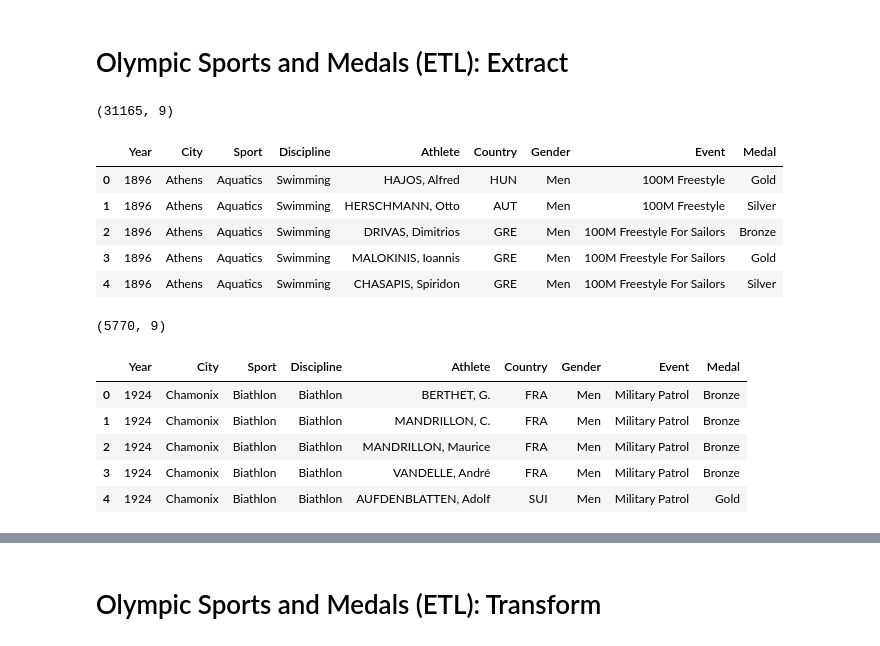
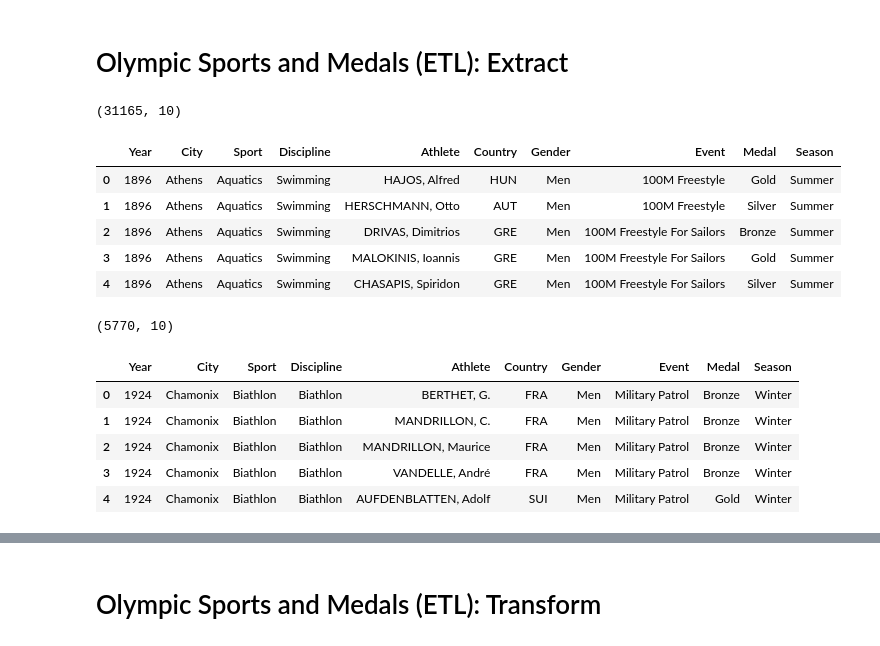
Before and after one commit to acdick/olympic_medal_count, a Jupyter notebook: Source/02_Sports_and_Medals.ipynb, the cells around one changed output, grey strips where cells are left out. Saved outputs shown, nothing was run; the diff lists cells and outputs as text; code cells hidden in the pictures.

```diff
--- a/Source/02_Sports_and_Medals.ipynb
+++ b/Source/02_Sports_and_Medals.ipynb
@@ -5,28 +5,30 @@ import sqlite3
 # Olympic Sports and Medals (ETL): Extract
 # %%
 summer = pd.read_csv("../Data/02_summer.csv")
+summer['Season'] = 'Summer'
 print(summer.shape)
 summer.head()
 # %% [output]
-(31165, 9)
+(31165, 10)
-|  | Year | City | Sport | Discipline | Athlete | Country | Gender | Event | Medal |
-| 0 | 1896 | Athens | Aquatics | Swimming | HAJOS, Alfred | HUN | Men | 100M Freestyle | Gold |
-| 1 | 1896 | Athens | Aquatics | Swimming | HERSCHMANN, Otto | AUT | Men | 100M Freestyle | Silver |
-| 2 | 1896 | Athens | Aquatics | Swimming | DRIVAS, Dimitrios | GRE | Men | 100M Freestyle For Sailors | Bronze |
-| 3 | 1896 | Athens | Aquatics | Swimming | MALOKINIS, Ioannis | GRE | Men | 100M Freestyle For Sailors | Gold |
-| 4 | 1896 | Athens | Aquatics | Swimming | CHASAPIS, Spiridon | GRE | Men | 100M Freestyle For Sailors | Silver |
+|  | Year | City | Sport | Discipline | Athlete | Country | Gender | Event | Medal | Season |
+| 0 | 1896 | Athens | Aquatics | Swimming | HAJOS, Alfred | HUN | Men | 100M Freestyle | Gold | Summer |
+| 1 | 1896 | Athens | Aquatics | Swimming | HERSCHMANN, Otto | AUT | Men | 100M Freestyle | Silver | Summer |
+| 2 | 1896 | Athens | Aquatics | Swimming | DRIVAS, Dimitrios | GRE | Men | 100M Freestyle For Sailors | Bronze | Summer |
+| 3 | 1896 | Athens | Aquatics | Swimming | MALOKINIS, Ioannis | GRE | Men | 100M Freestyle For Sailors | Gold | Summer |
+| 4 | 1896 | Athens | Aquatics | Swimming | CHASAPIS, Spiridon | GRE | Men | 100M Freestyle For Sailors | Silver | Summer |
 # %%
 winter = pd.read_csv("../Data/02_winter.csv")
+winter['Season'] = 'Winter'
 print(winter.shape)
 winter.head()
 # %% [output]
-(5770, 9)
+(5770, 10)
-|  | Year | City | Sport | Discipline | Athlete | Country | Gender | Event | Medal |
-| 0 | 1924 | Chamonix | Biathlon | Biathlon | BERTHET, G. | FRA | Men | Military Patrol | Bronze |
-| 1 | 1924 | Chamonix | Biathlon | Biathlon | MANDRILLON, C. | FRA | Men | Military Patrol | Bronze |
-| 2 | 1924 | Chamonix | Biathlon | Biathlon | MANDRILLON, Maurice | FRA | Men | Military Patrol | Bronze |
-| 3 | 1924 | Chamonix | Biathlon | Biathlon | VANDELLE, André | FRA | Men | Military Patrol | Bronze |
-| 4 | 1924 | Chamonix | Biathlon | Biathlon | AUFDENBLATTEN, Adolf | SUI | Men | Military Patrol | Gold |
+|  | Year | City | Sport | Discipline | Athlete | Country | Gender | Event | Medal | Season |
+| 0 | 1924 | Chamonix | Biathlon | Biathlon | BERTHET, G. | FRA | Men | Military Patrol | Bronze | Winter |
+| 1 | 1924 | Chamonix | Biathlon | Biathlon | MANDRILLON, C. | FRA | Men | Military Patrol | Bronze | Winter |
+| 2 | 1924 | Chamonix | Biathlon | Biathlon | MANDRILLON, Maurice | FRA | Men | Military Patrol | Bronze | Winter |
+| 3 | 1924 | Chamonix | Biathlon | Biathlon | VANDELLE, André | FRA | Men | Military Patrol | Bronze | Winter |
+| 4 | 1924 | Chamonix | Biathlon | Biathlon | AUFDENBLATTEN, Adolf | SUI | Men | Military Patrol | Gold | Winter |
 # %%
 winners = pd.concat([summer, winter])
 print(winners.shape)
```
Also changed, not shown: parts of 9 cells of this notebook, 4 other files.
